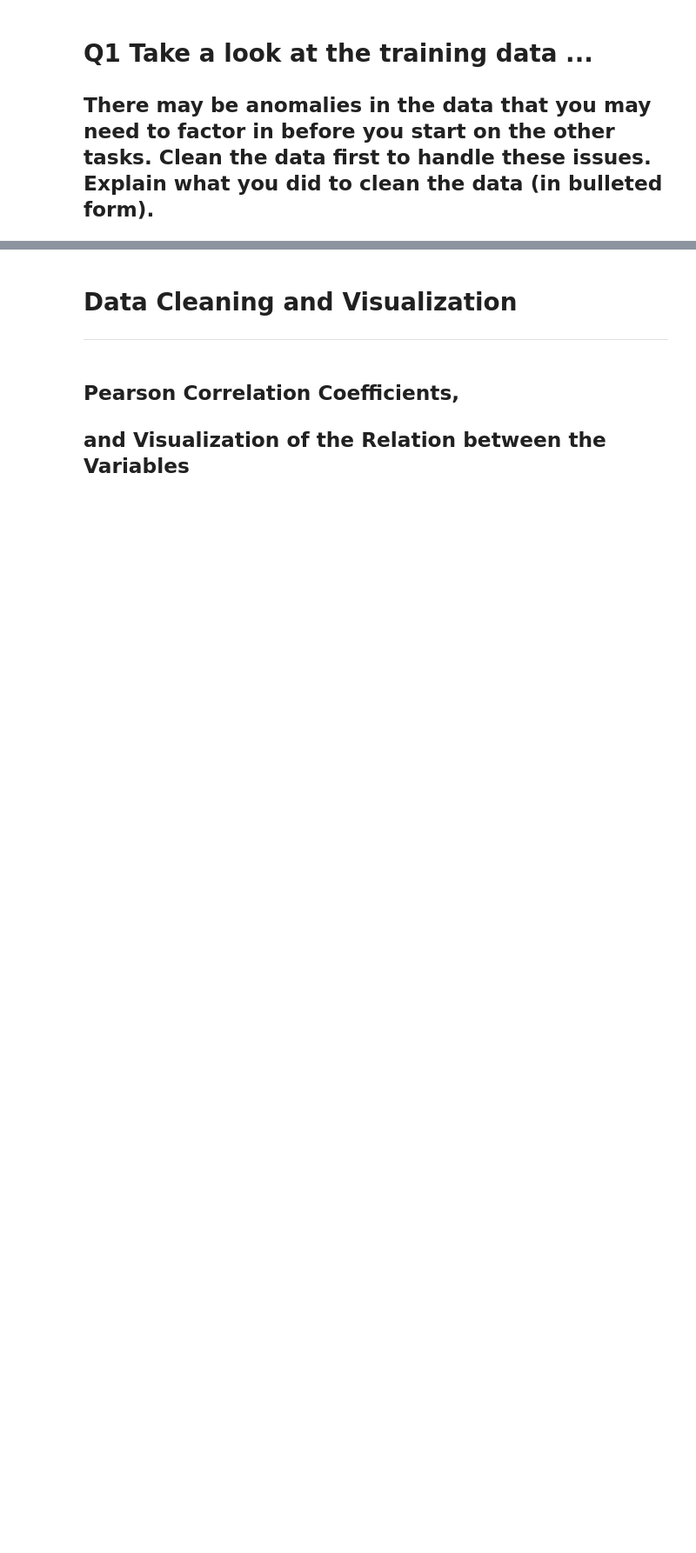
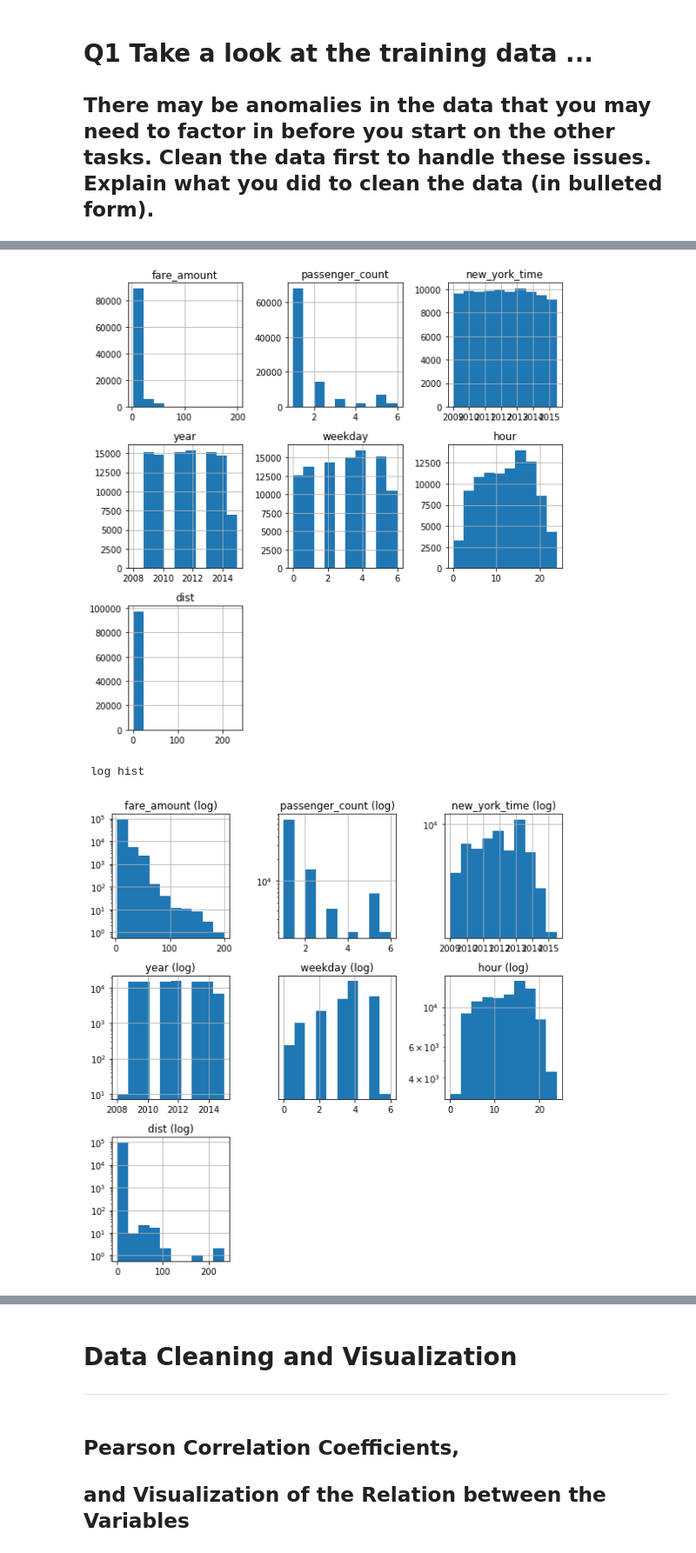
Before and after one commit to LiamWahahaha/data-science, a Jupyter notebook: AdvancedFeature.ipynb, the cells around one changed output, grey strips where cells are left out. Shown at 87% size. Drawn from its saved outputs; the diff is of its cells as text; code cells hidden in the pictures; blank space fills up the shorter version.

```diff
--- a/AdvancedFeature.ipynb
+++ b/AdvancedFeature.ipynb
@@ -27,10 +28,12 @@ import os
 # %%
-# PATH = "./all/basic_filter-"
-PATH = "./all/basic_filter_drop_datetime"
+PATH = "./all/basic_filter-"
+# PATH = "./all/basic_filter_drop_datetime"
 
 # read whole file use None
 # ROWS = None
 ROWS = 500_000
+
+HEADERS = ['fare_amount', 'passenger_count', 'new_york_time', 'year', 'weekday', 'hour', 'dist']
 
 LEFT_BOTTOM_CITY = 'Tennessee'
 RIGHT_TOP_CITY = 'Maine'
@@ -237,3 +376,17 @@ plt.show()
+# %%
+def plot_hist(df, headers, log = False):
+    ax = []
+    fig = plt.figure(figsize=(8,8))
+    for idx, header in enumerate(headers):
+        loc = 331 + idx
+        ax = fig.add_subplot(loc)
+        df[header].hist(ax = ax, bottom = 0)
+        if log:
+            header += ' (log)'
+            ax.set_yscale('log')
+        ax.set_title(header)
+    fig.tight_layout()
+    plt.show()
 # %% [markdown]
 ## Adjust or Create Feature
 # %%
@@ -336,0 +624,5 @@ def adjust_fare(row_data):
+# %%
+# Read feather
+
+basic_filter_df = pd.read_feather(PATH+str(ROWS))
+# basic_filter_df = pd.read_feather(PATH)
@@ -336,0 +657,9 @@ def adjust_fare(row_data):
+# %%
+# headers = list(basic_filter_df.columns.values)
+plot_hist(basic_filter_df, HEADERS)
+print('\n log hist')
+plot_hist(basic_filter_df, HEADERS, log = True)
+# %% [output]
+[figure, added]
+ log hist
+[figure, added]
```
Also changed, not shown: parts of 104 cells of this notebook, 1 other file.
